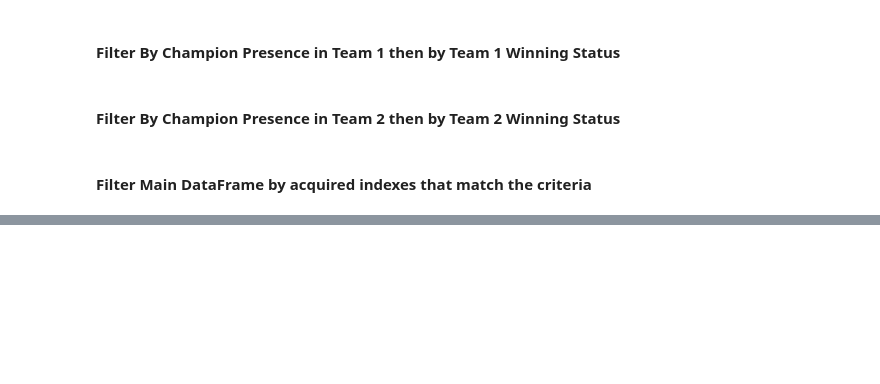
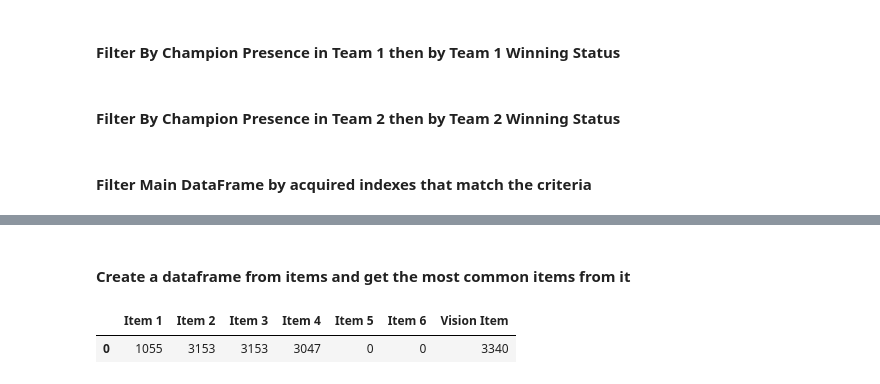
Before and after one commit to Moha-AlHanbali/oracles-extract, a Jupyter notebook: analyze.ipynb, the cells around one changed output, grey strips where cells are left out. Drawn from its saved outputs; the diff is of its cells as text; code cells hidden in the pictures; blank space fills up the shorter version.

```diff
--- a/analyze.ipynb
+++ b/analyze.ipynb
@@ -111,0 +130,20 @@ df
+# %%
+most_common_list = []
+
+for col in df[teams_columns]:
+    for i, row_value in df[col].iteritems():
+        if df[col][i] == champion:
+            most_common_list.append(eval(df[col+'_items'][i]))
+# %% [markdown]
+#### Create a dataframe from items and get the most common items from it
+# %%
+most_common_df = pd.DataFrame(most_common_list, columns =['Item 1', 'Item 2', 'Item 3', 'Item 4', 'Item 5', 'Item 6', 'Vision Item'], dtype= int)
+
+most_common_build = most_common_df.mode()
+most_common_bought = []
+# for col in most_common_df.columns:
+#     most_common_bought.append(f'Most common {col}: {most_common_df[col].mode()}')
+most_common_build
+# %% [output]
+|  | Item 1 | Item 2 | Item 3 | Item 4 | Item 5 | Item 6 | Vision Item |
+| 0 | 1055 | 3153 | 3153 | 3047 | 0 | 0 | 3340 |
```
Also changed, not shown: parts of 4 cells of this notebook.
